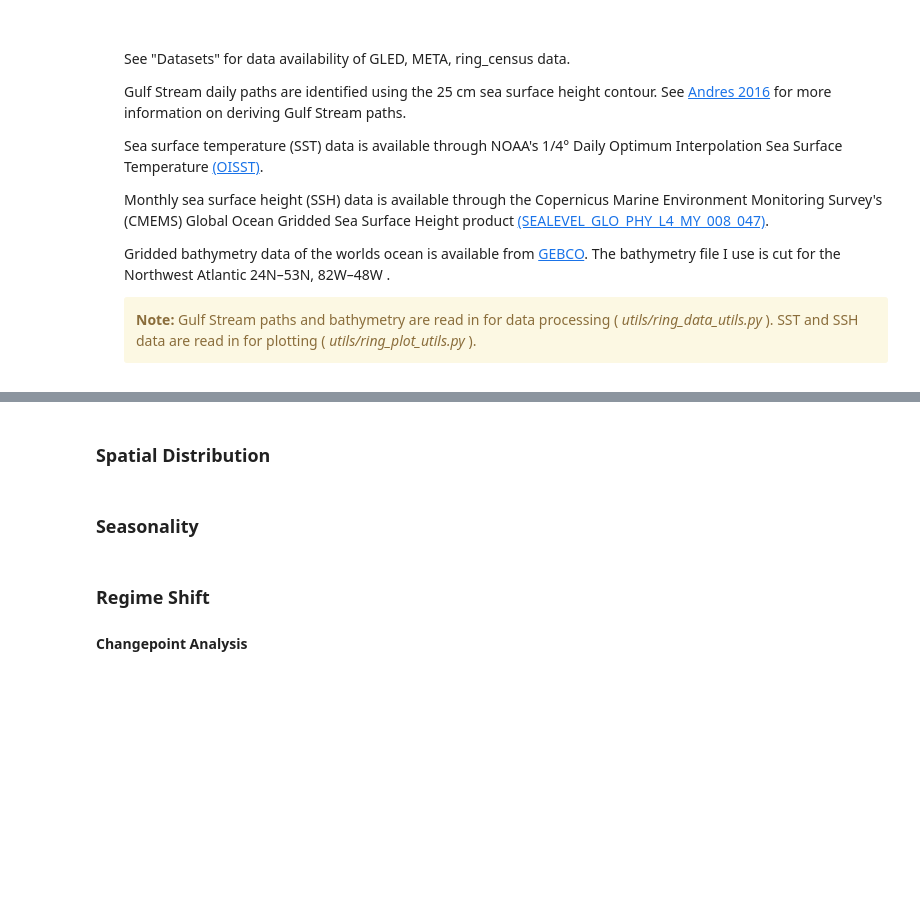
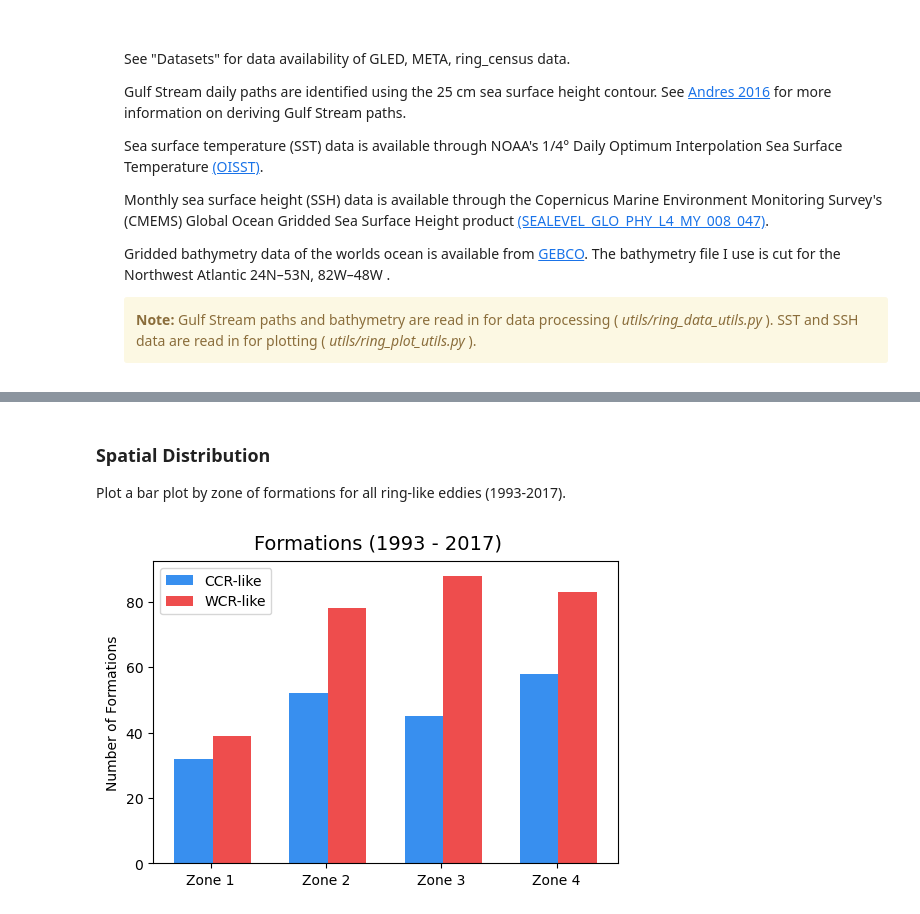
Before and after one commit to elenakperez/rings, a Jupyter notebook: notebooks/rings_MANUSCRIPT_notebook.ipynb, the cells around one changed output, grey strips where cells are left out. Cells and saved outputs as stored; diff of their text form; code cells hidden in the pictures; blank space fills up the shorter version.

```diff
--- a/notebooks/rings_MANUSCRIPT_notebook.ipynb
+++ b/notebooks/rings_MANUSCRIPT_notebook.ipynb
@@ -207,12 +205,12 @@ zone_ccrlike_eddies = pd.read_pickle('/Users/elenaperez/Desktop/rings/data/dataf
 zone_wcrlike_eddies = pd.read_pickle('/Users/elenaperez/Desktop/rings/data/dataframes/nwa_wcrlike_eddies.pkl')
 
 # annual formation counts by zone for zone_wcrs/ccrs
-zone_wcrlike_yyyy_formations = pd.read_pickle('/Users/elenaperez/Desktop/rings/data/dataframes/zone_wcr_yyyy_formations.pkl')
-zone_ccrlike_yyyy_formations = pd.read_pickle('/Users/elenaperez/Desktop/rings/data/dataframes/zone_ccr_yyyy_formations.pkl')
+zone_wcrlike_yyyy_formations = pd.read_pickle('/Users/elenaperez/Desktop/rings/data/dataframes/zone_wcrlike_yyyy_formations.pkl')
+zone_ccrlike_yyyy_formations = pd.read_pickle('/Users/elenaperez/Desktop/rings/data/dataframes/zone_ccrlike_yyyy_formations.pkl')
 
 # monthly formation counts by zone for zone_wcrs/ccrs
-zone_wcrlike_yyyy_mm_formations = pd.read_pickle('/Users/elenaperez/Desktop/rings/data/dataframes/zone_wcr_yyyy_mm_formations.pkl')
-zone_ccrlike_yyyy_mm_formations = pd.read_pickle('/Users/elenaperez/Desktop/rings/data/dataframes/zone_ccr_yyyy_mm_formations.pkl')
+zone_wcrlike_yyyy_mm_formations = pd.read_pickle('/Users/elenaperez/Desktop/rings/data/dataframes/zone_wcrlike_yyyy_mm_formations.pkl')
+zone_ccrlike_yyyy_mm_formations = pd.read_pickle('/Users/elenaperez/Desktop/rings/data/dataframes/zone_ccrlike_yyyy_mm_formations.pkl')
 
 
 """""""""""""""""""""""""""""""""""""""""""""""""""""""""""""""""""""""""""""""""""""""""""""""""""""""""""
@@ -257,10 +255,22 @@ all_eddy_tracks_map(zone_wcrlike_eddies, zone_ccrlike_eddies, bathy, 'META2.0 Fi
-# %% [markdown]
-### Spatial Distribution
-# %% [markdown]
-### Seasonality
-# %% [markdown]
-### Regime Shift
-
-
-
-#### Changepoint Analysis
+# %% [markdown]
+### Spatial Distribution
+Plot a bar plot by zone of formations for all ring-like eddies (1993-2017).
+# %%
+"""""""""""""""""""""""""""""""""""""""""""""""""""""""""""""""""""""""""""""""""""""""""""""""""""""""""
+"  spatial_formations_barplot(ccr_formations_df, wcr_formations_df, title, fig_quality)                 "
+"                                                                                                       "
+" Input:                                                                                                "
+"    ccr_formations_df (DataFrame) : pandas dataframe of cold core rings in all zones                   "
+"    wcr_formations_df (DataFrame) : pandas dataframe of warm core rings in all zones                   "
+"    title (Str)             : title of the figure, e.g. 'Map of the Northwest Atlantic'                "
+"    fig_quality (Int)       : integer of what dpi the image will be set to (e.g., 100 dpi)             "
+"                                                                                                       "
+" Output:                                                                                               "
+"    * returns a bar plot for distribution of formations by zone                                        "
+"                                                                                                       "
+"                                                                                                       "
+"""""""""""""""""""""""""""""""""""""""""""""""""""""""""""""""""""""""""""""""""""""""""""""""""""""""""
+
+spatial_formations_barplot(zone_ccrlike_yyyy_formations, zone_wcrlike_yyyy_formations, 'Formations ', 100);
+# %% [output]
+[figure, added]
```
Also changed, not shown: parts of 12 cells of this notebook, 3 other files.
